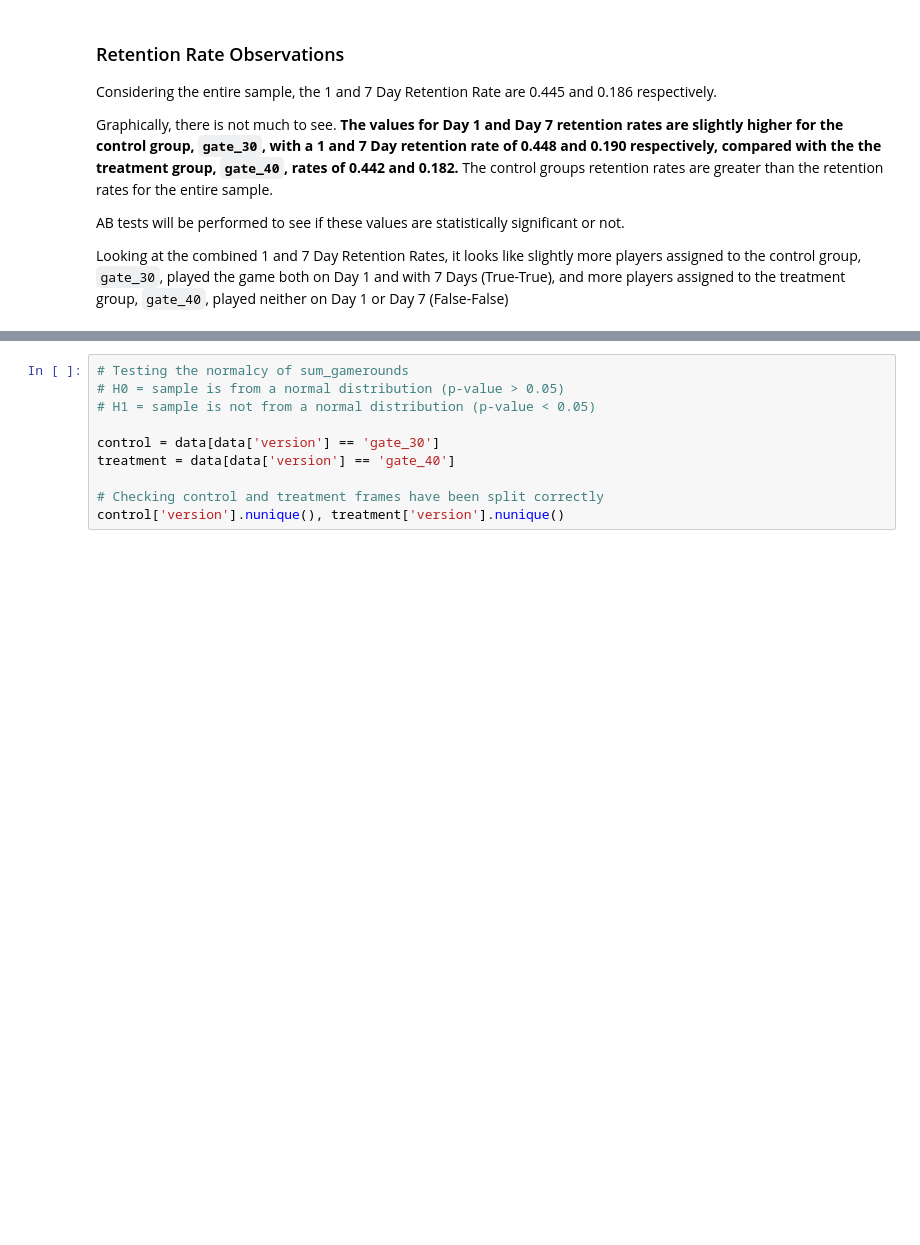
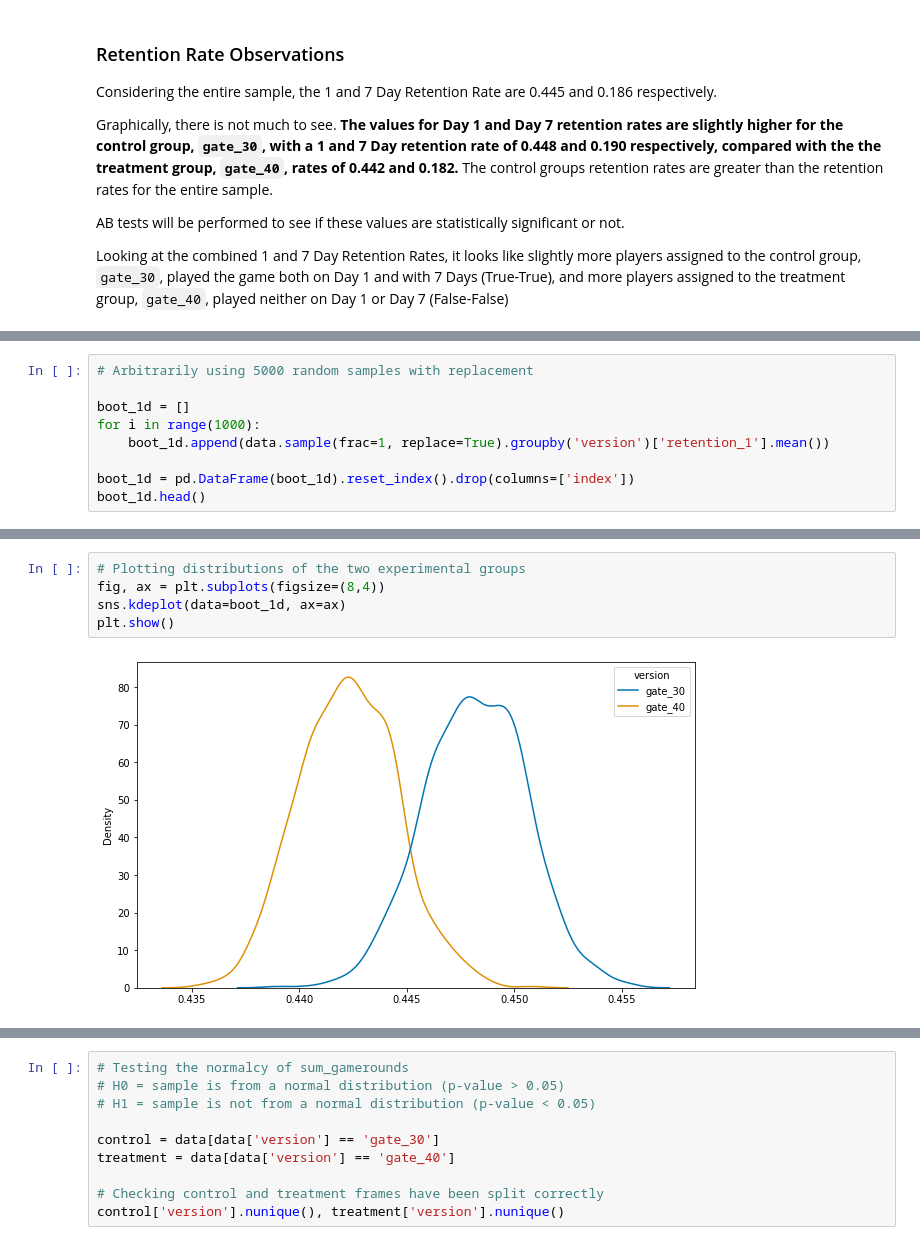
Before and after one commit to lorcanrae/ab-test-cookie-cats, a Jupyter notebook: notebooks/ab-test-cookie-cats.ipynb, the cells around one changed output, grey strips where cells are left out. Drawn from its saved outputs; the diff is of its cells as text; blank space fills up the shorter version.

```diff
--- a/notebooks/ab-test-cookie-cats.ipynb
+++ b/notebooks/ab-test-cookie-cats.ipynb
@@ -558,0 +571,9 @@ The distribution of gamerounds played is quite clearly not normally distributed,
+# %%
+# Arbitrarily using 5000 random samples with replacement
+
+boot_1d = []
+for i in range(1000):
+    boot_1d.append(data.sample(frac=1, replace=True).groupby('version')['retention_1'].mean())
+
+boot_1d = pd.DataFrame(boot_1d).reset_index().drop(columns=['index'])
+boot_1d.head()
@@ -558,0 +587,7 @@ The distribution of gamerounds played is quite clearly not normally distributed,
+# %%
+# Plotting distributions of the two experimental groups
+fig, ax = plt.subplots(figsize=(8,4))
+sns.kdeplot(data=boot_1d, ax=ax)
+plt.show()
+# %% [output]
+[figure, added]
```
Also changed, not shown: parts of 56 cells of this notebook.
